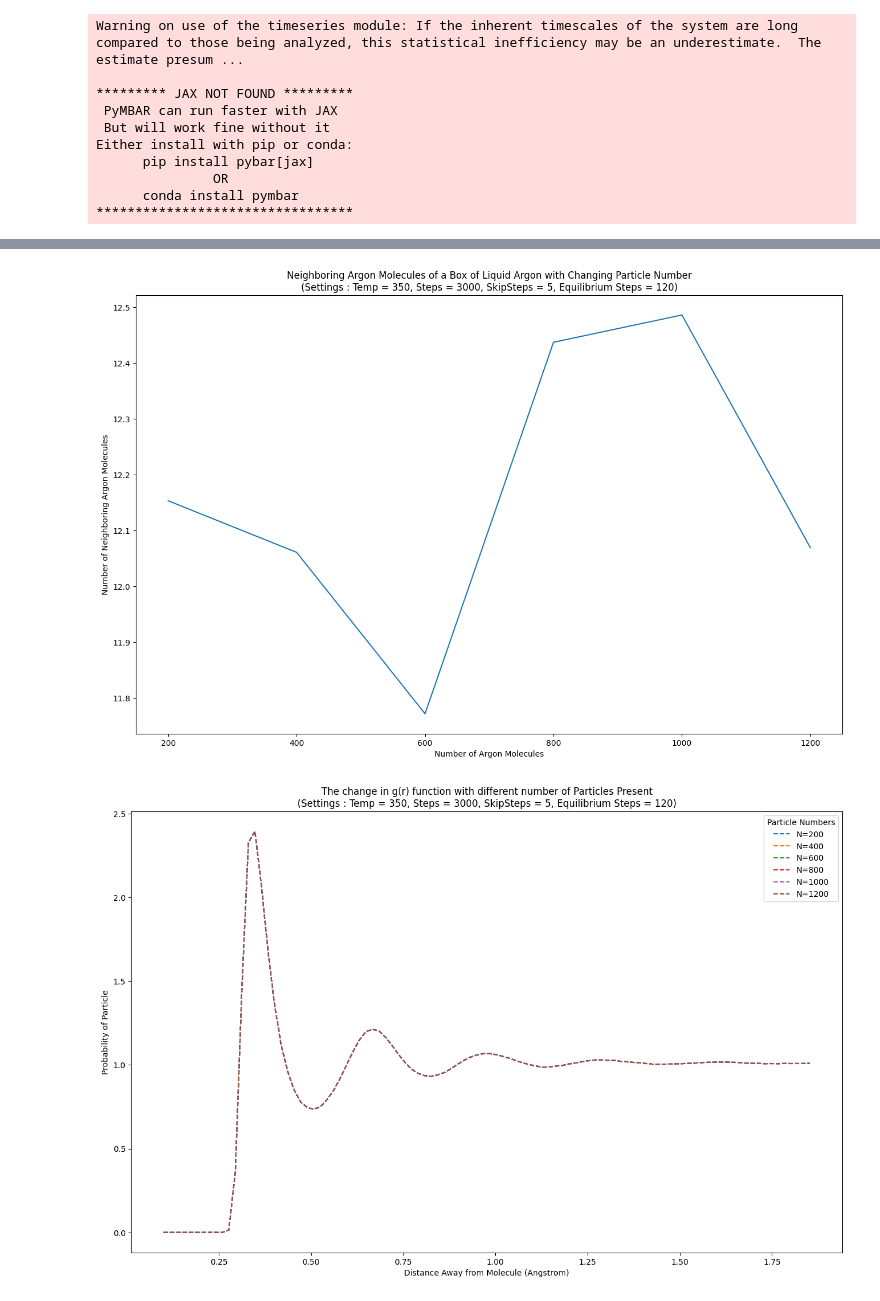
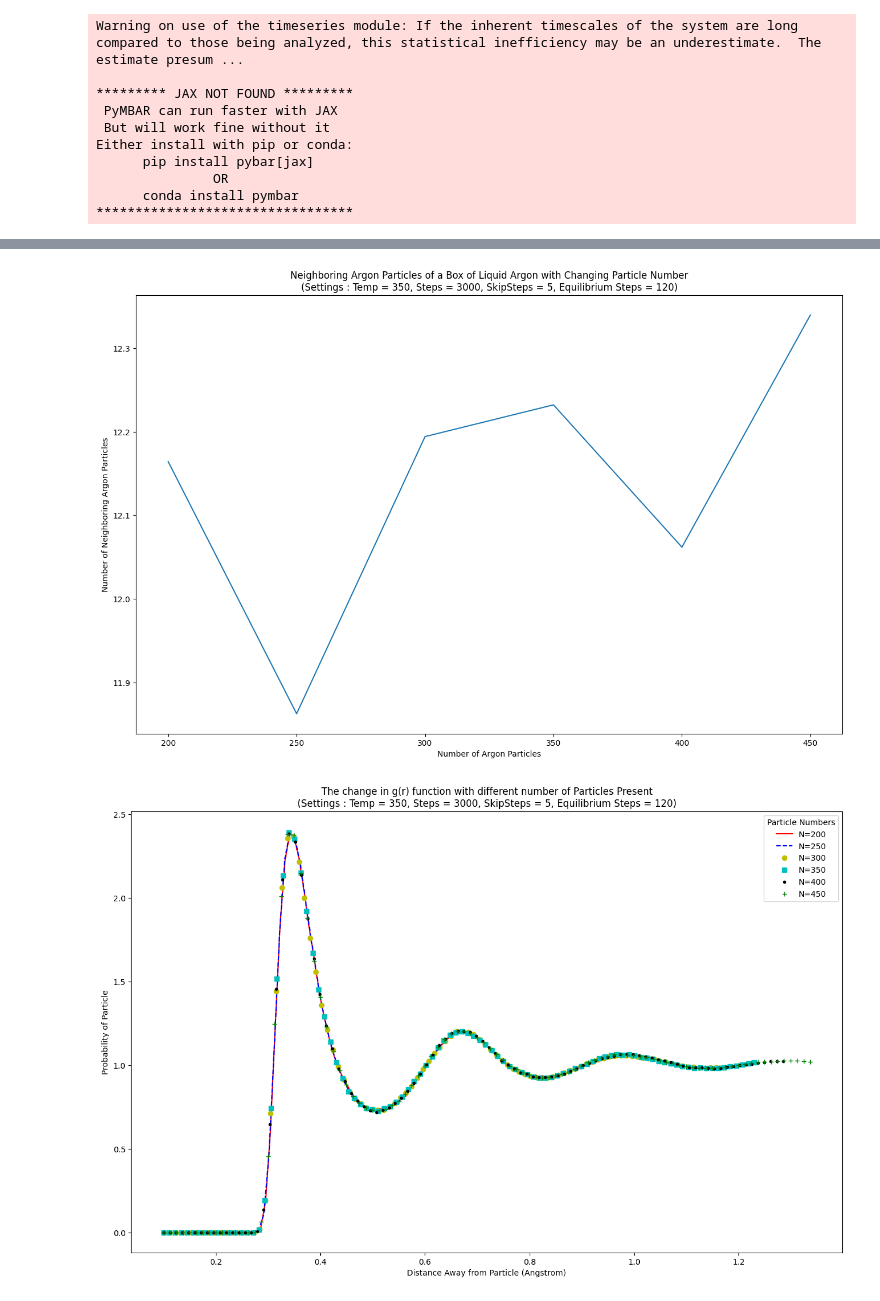
Before and after one commit to MrDNAlex/NE-334-Statistical-Thermodynamics, a Jupyter notebook: Assignments/Assignment 2/Q3/Q3Note.ipynb, the cells around one changed output, grey strips where cells are left out. Saved outputs shown, nothing was run; the diff lists cells and outputs as text; code cells hidden in the pictures.

```diff
--- a/Assignments/Assignment 2/Q3/Q3Note.ipynb
+++ b/Assignments/Assignment 2/Q3/Q3Note.ipynb
@@ -90,9 +90,11 @@ results = []
 # Empty Array
 NVals = []
 
+identifiers = ["r-", "b--", "yo", "cs", "k.", "g+"]
+
 # Fill with Test Values
 for i in range(6):
-    NVals.append(200 + 200*i)
+    NVals.append(200 + 50*i)
 
 # Loop through Muliple Simulations with different Particle Number
 for N in NVals:
@@ -108,8 +110,8 @@ display(mods)
 # Plot the Change in Average Energy Total
 plt.figure(figsize=(16, 10))
 plt.plot(mods[columnHeaders[0]], np.abs(mods[columnHeaders[2]]), "-")
-plt.xlabel("Number of Argon Molecules")
-plt.ylabel("Average Energy of System (kJ/mol)")
+plt.xlabel("Number of Argon Particles")
+plt.ylabel("Average Energy of System (kJ/mol) (Absolute Value)")
 plt.title(f"Average Energy of a Box of Liquid Argon with Changing Particle Number\n(Settings : Temp = {Temperature}, Steps = {Steps}, SkipSteps = {SkipSteps}, Equilibrium Steps = {EquilSteps})")
 plt.savefig("AVG_Total_Energy.png")
 plt.show()
@@ -117,7 +119,7 @@ plt.show()
 # Plot the Change in Energy Variance Total
 plt.figure(figsize=(16, 10))
 plt.plot(mods[columnHeaders[0]], mods[columnHeaders[3]], "-")
-plt.xlabel("Number of Argon Molecules")
+plt.xlabel("Number of Argon Particles")
 plt.ylabel("Energy Variance (kJ/mol)")
 plt.title(f"Energy Variance of a Box of Liquid Argon with Changing Particle Number\n(Settings : Temp = {Temperature}, Steps = {Steps}, SkipSteps = {SkipSteps}, Equilibrium Steps = {EquilSteps})")
 plt.savefig("Var_Total_Energy.png")
@@ -126,8 +128,8 @@ plt.show()
 # Plot the Change in Average Energy (Per Particle)
 plt.figure(figsize=(16, 10))
 plt.plot(mods[columnHeaders[0]], np.abs(mods[columnHeaders[4]]), "-")
-plt.xlabel("Number of Argon Molecules")
-plt.ylabel("Average Energy Per Particle (ABS) (kJ/mol)")
+plt.xlabel("Number of Argon Particles")
+plt.ylabel("Average Energy Per Particle (kJ/mol) (Absolute Value)")
 plt.title(f"Average Energy Per Particle of a Box of Liquid Argon with Changing Particle Number\n(Settings : Temp = {Temperature}, Steps = {Steps}, SkipSteps = {SkipSteps}, Equilibrium Steps = {EquilSteps})")
 plt.savefig("AVG_Particle_Energy.png")
 plt.show()
@@ -135,7 +137,7 @@ plt.show()
 # Plot the Change in Standard Error
 plt.figure(figsize=(16, 10))
 plt.plot(mods[columnHeaders[0]], mods[columnHeaders[5]], "-")
-plt.xlabel("Number of Argon Molecules")
+plt.xlabel("Number of Argon Particles")
 plt.ylabel("Standard Error")
 plt.title(f"Standard Error of a Box of Liquid Argon with Changing Particle Number\n(Settings : Temp = {Temperature}, Steps = {Steps}, SkipSteps = {SkipSteps}, Equilibrium Steps = {EquilSteps})")
 plt.savefig("STD_Error.png")
@@ -144,19 +146,19 @@ plt.show()
 # Plot the Change in Neighbors
 plt.figure(figsize=(16, 10))
 plt.plot(mods[columnHeaders[0]], mods[columnHeaders[6]], "-")
-plt.xlabel("Number of Argon Molecules")
-plt.ylabel("Number of Neighboring Argon Molecules")
-plt.title(f"Neighboring Argon Molecules of a Box of Liquid Argon with Changing Particle Number\n(Settings : Temp = {Temperature}, Steps = {Steps}, SkipSteps = {SkipSteps}, Equilibrium Steps = {EquilSteps})")
+plt.xlabel("Number of Argon Particles")
+plt.ylabel("Number of Neighboring Argon Particles")
+plt.title(f"Neighboring Argon Particles of a Box of Liquid Argon with Changing Particle Number\n(Settings : Temp = {Temperature}, Steps = {Steps}, SkipSteps = {SkipSteps}, Equilibrium Steps = {EquilSteps})")
 plt.savefig("Neighbor_Change.png")
 plt.show()
 
 # Plot Change in g(r) Function
 plt.figure(figsize=(16, 10))
-for i in NVals:
-    Gr = pd.read_csv(f"Ar_histo_{N}.txt", sep=' ', header=None, names=['Distance', 'Probability'])
-    plt.plot(Gr[Gr.columns[0]], Gr[Gr.columns[1]], "--", label=f"N={i}")
+for i in range(len(NVals)):
+    Gr = pd.read_csv(f"Ar_histo_{NVals[i]}.txt", sep=' ', header=None, names=['Distance', 'Probability'])
+    plt.plot(Gr[Gr.columns[0]], Gr[Gr.columns[1]], identifiers[i], label=f"N={NVals[i]}")
 
-plt.xlabel("Distance Away from Molecule (Angstrom)")
+plt.xlabel("Distance Away from Particle (Angstrom)")
 plt.ylabel("Probability of Particle")
 plt.title(f"The change in g(r) function with different number of Particles Present\n(Settings : Temp = {Temperature}, Steps = {Steps}, SkipSteps = {SkipSteps}, Equilibrium Steps = {EquilSteps})")
 plt.legend(title="Particle Numbers")
@@ -189,2 +191,2 @@ Simulation beginning...
-[figure, old version]
+[figure, new version]
-[figure, old version]
+[figure, new version]
```
Also changed, not shown: parts of 3 cells of this notebook, 38 other files.
